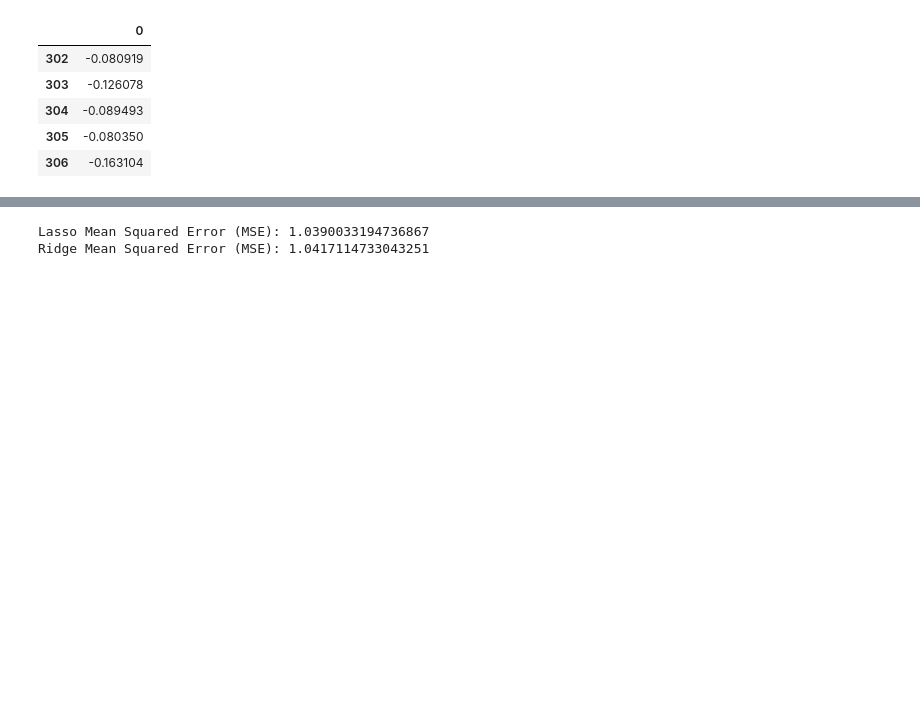
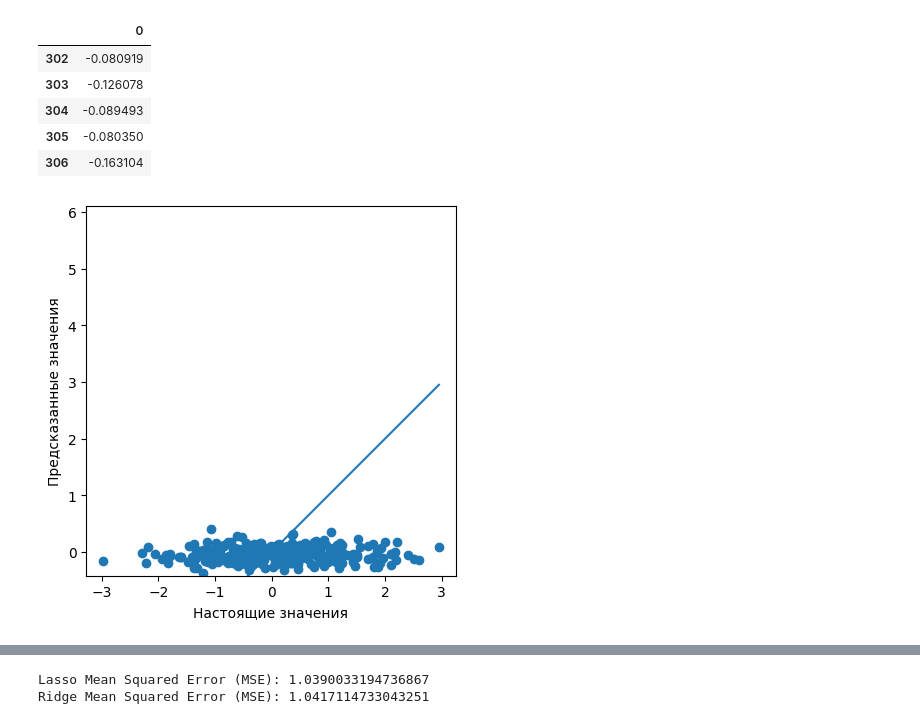
Before and after one commit to tduty13/python-jupyter-, a Jupyter notebook: model.ipynb, the cells around one changed output, grey strips where cells are left out. Saved outputs shown, nothing was run; the diff lists cells and outputs as text; code cells hidden in the pictures; blank space fills up the shorter version.

```diff
--- a/model.ipynb
+++ b/model.ipynb
@@ -536,6 +545,17 @@ y_pred_df.tail()
 | 304 | -0.089493 |
 | 305 | -0.080350 |
 | 306 | -0.163104 |
+# %%
+plt.scatter(y_1_test, y_pred)
+plt.xlabel("Настоящие значения")
+plt.ylabel("Предсказанные значения")
+
+plt.axis('square')
+x = y = [np.min(y_1_test), np.max(y_1_test)]
+plt.plot(x, y)
+plt.show()
+# %% [output]
+[figure, added]
 # %%
 # Определение параметров
 parameters = {
```
Also changed, not shown: parts of 27 cells of this notebook, 1 other file.
